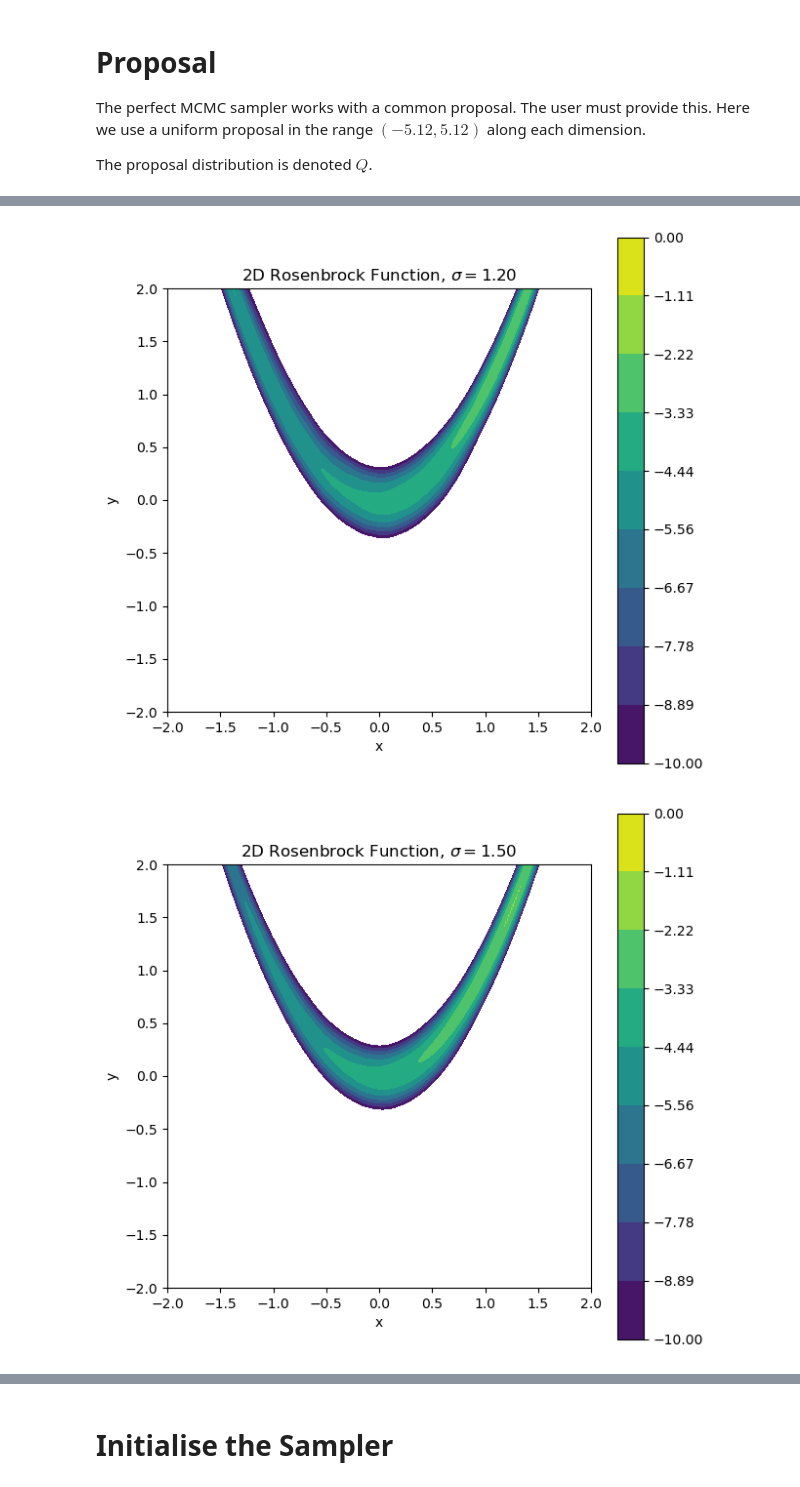
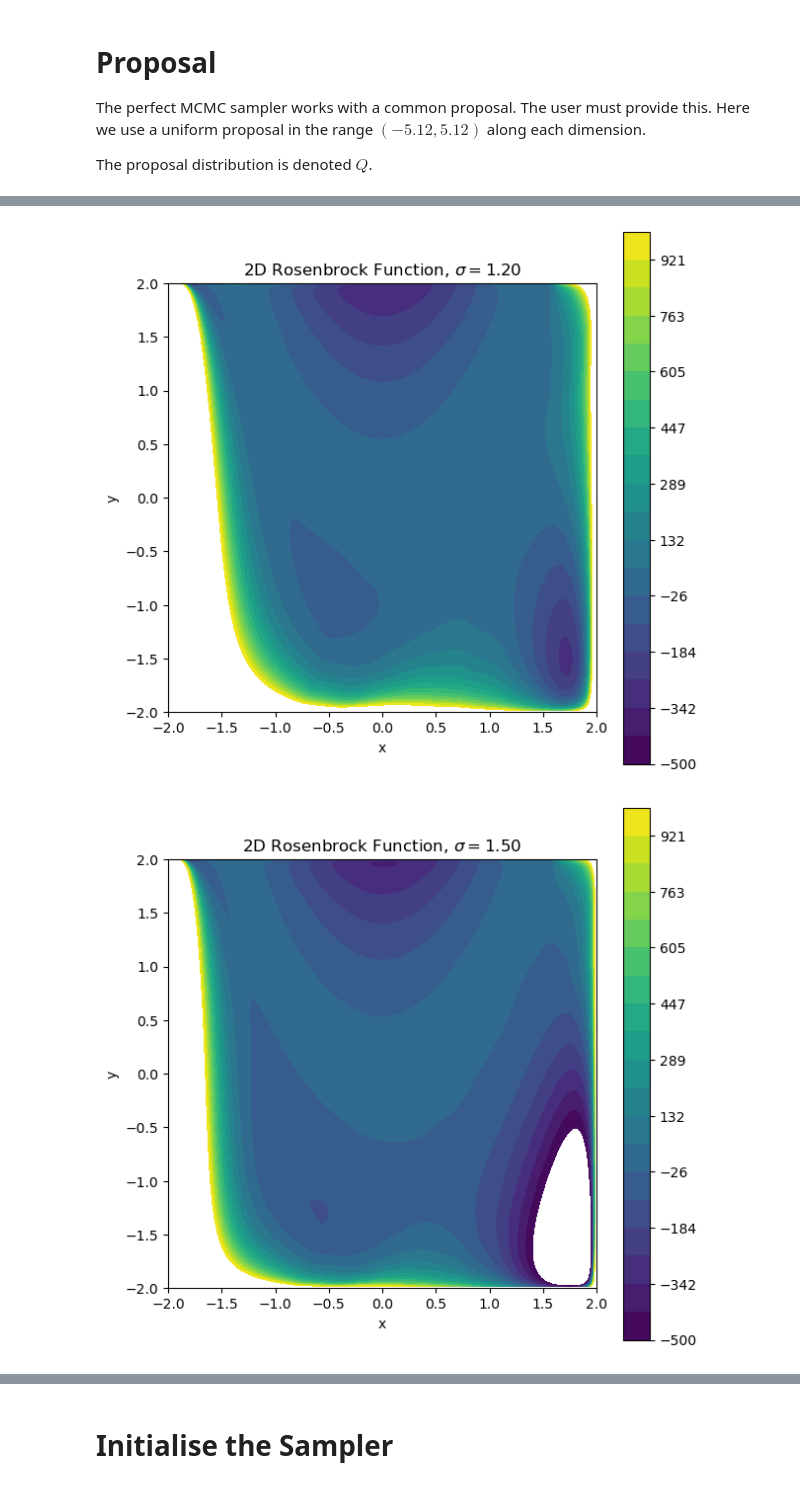
Before and after one commit to cjm96/mcmc_infinity, a Jupyter notebook: mcmc_infinity/examples/nf_demo_rosenbrock.ipynb, the cells around one changed output, grey strips where cells are left out. Saved outputs shown, nothing was run; the diff lists cells and outputs as text; code cells hidden in the pictures.

```diff
--- a/mcmc_infinity/examples/nf_demo_rosenbrock.ipynb
+++ b/mcmc_infinity/examples/nf_demo_rosenbrock.ipynb
@@ -19,5 +14,7 @@ dim = 2
 target = mc.test_functions.rosenbrock.Rosenbrock(dim)
 # %%
+bounds = [[-2, 2], [-2, 2]]
+
 x = np.linspace(-2.0, 2.0, 300)
 y = np.linspace(-2.0, 2.0, 300)
 X, Y = np.meshgrid(x, y)
@@ -28,7 +25,7 @@ cf = ax.contourf(X, Y, Z, levels=np.linspace(-9, 0, 10))
 cbar = plt.colorbar(cf)
 ax.set_xlabel("x")
 ax.set_ylabel("y")
-ax.set_title("2D Gaussian Function")
+ax.set_title("Rosenbrock Function")
 ax.set_aspect('equal')
 plt.show()
 # %% [output]
@@ -87,11 +62,10 @@ The proposal distribution is denoted $Q$.
 import jax
 flow_key, fit_key, samples_key = jax.random.split(jax.random.key(seed), 3)
 proposal = mc.normalizing_flow_proposal.NormalizingFlowProposal(
-   dim, bounds=bounds, key=flow_key, flow_layers=4, nn_width=32,
+   dim, bounds=bounds, key=flow_key, flow_layers=6, nn_width=32, rescale=True,
 )
 
 init_key = jax.random.key(seed + 10)
-# samples = 1.2 * jax.random.normal(init_key, (1000, dim))
 
 losses = proposal.fit(
     iid_samples,
@@ -126,15 +99,0 @@ plt.show()
-# %%
-
-proposal.set_flow_annealing(scale=1.0)
-assert proposal.flow_scale == 1.0, "Flow scale should be 1.0 before annealing."
-Z = proposal(np.stack((X, Y), axis=-1))
-# Z = Z - np.max(Z)  # Shift to make the minimum zero
-# Z = np.clip(Z, -100, None)  # Ensure non-negative values for contour plot
-fig, ax = plt.subplots(figsize=(7, 7))
-cf = ax.contourf(X, Y, Z, levels=np.linspace(Z.max() - 10, Z.max(), 10))
-cbar = plt.colorbar(cf)
-ax.set_xlabel("x")
-ax.set_ylabel("y")
-ax.set_title(rf"2D Rosenbrock Function, $\sigma={proposal.flow_scale:.2f}$")
-ax.set_aspect('equal')
-plt.show()
@@ -143,15 +99,0 @@ plt.show()
-# %%
-
-proposal.set_flow_annealing(scale=1.0)
-assert proposal.flow_scale == 1.0, "Flow scale should be 1.0 before annealing."
-Z = target(np.stack((X, Y), axis=-1)) - proposal(np.stack((X, Y), axis=-1))
-# Z = Z - np.max(Z)  # Shift to make the minimum zero
-# Z = np.clip(Z, -100, None)  # Ensure non-negative values for contour plot
-fig, ax = plt.subplots(figsize=(7, 7))
-cf = ax.contourf(X, Y, Z, levels=np.linspace(-10, 0, 10))
-cbar = plt.colorbar(cf)
-ax.set_xlabel("x")
-ax.set_ylabel("y")
-ax.set_title(rf"2D Rosenbrock Function, $\sigma={proposal.flow_scale:.2f}$")
-ax.set_aspect('equal')
-plt.show()
@@ -160,14 +100,14 @@ plt.show()
 # %%
 # proposal.set_flow_annealing(scale=1.0)
 for scale in [1.0, 1.1, 1.2, 1.5, 2.0]:
-    proposal.set_flow_annealing(scale=scale)
+    proposal.set_inflation_scale(scale=scale)
     Z = target(np.stack((X, Y), axis=-1)) - proposal(np.stack((X, Y), axis=-1))
     fig, ax = plt.subplots(figsize=(7, 7))
-    cf = ax.contourf(X, Y, Z, levels=np.linspace(-10, 0, 10))
+    cf = ax.contourf(X, Y, Z, levels=np.linspace(-500, 1000, 20))
     cbar = plt.colorbar(cf)
     ax.set_xlabel("x")
     ax.set_ylabel("y")
-    ax.set_title(rf"2D Rosenbrock Function, $\sigma={proposal.flow_scale:.2f}$")
+    ax.set_title(rf"2D Rosenbrock Function, $\sigma={proposal.inflation_scale:.2f}$")
     ax.set_aspect('equal')
     plt.show()
 # %% [output]
@@ -176,2 +116,2 @@ for scale in [1.0, 1.1, 1.2, 1.5, 2.0]:
-[figure, old version]
+[figure, new version]
-[figure, old version]
+[figure, new version]
```
Also changed, not shown: parts of 19 cells of this notebook.
